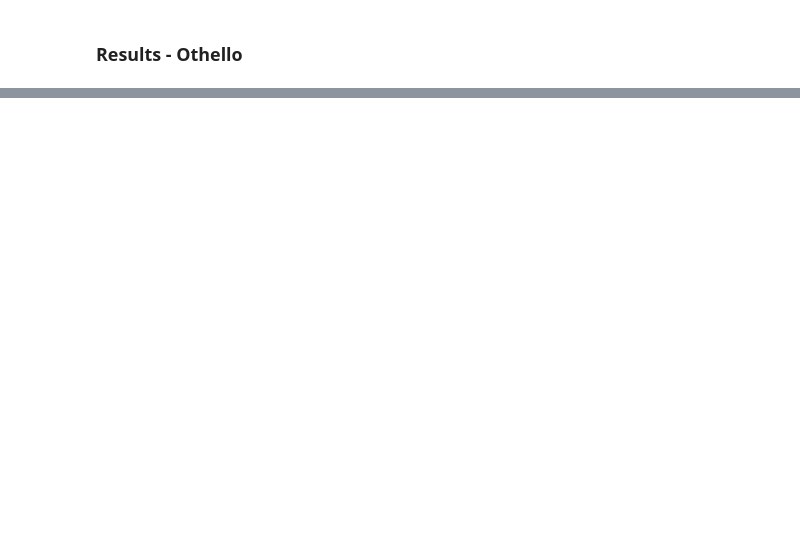
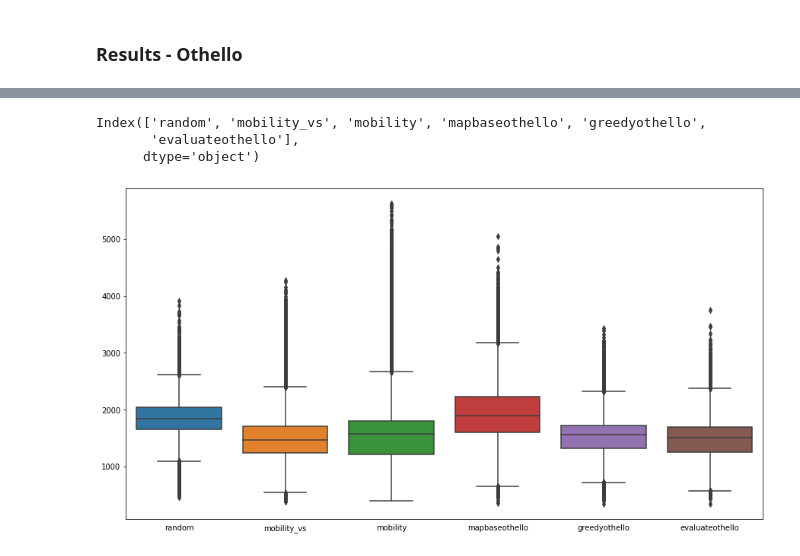
Before and after one commit to Walczi123/Enriching-the-Monte-Carlo-Tree-Search-Algorithm, a Jupyter notebook: results_processing/othello_results.ipynb, the cells around one changed output, grey strips where cells are left out. Cells and saved outputs as stored; diff of their text form; code cells hidden in the pictures; blank space fills up the shorter version.

```diff
--- a/results_processing/othello_results.ipynb
+++ b/results_processing/othello_results.ipynb
@@ -89,0 +339,4 @@ writer.save()
+# %%
+df_1vs2 =get_all_games_between_two_players(df, 'mctsstrategies10000(mobility_strategy_vs:mobility_strategy:mapbaseothello_strategy)', 'mctsstrategy10000(mobility_strategy_vs)')
+df_1vs3 =get_all_games_between_two_players(df, 'mctsstrategies10000(mobility_strategy_vs:mobility_strategy:mapbaseothello_strategy)', 'mctsstrategy10000(mapbaseothello_strategy)')
+df_2vs3 =get_all_games_between_two_players(df, 'mctsstrategy10000(mobility_strategy_vs)', 'mctsstrategy10000(mapbaseothello_strategy)')
@@ -89,0 +373,7 @@ writer.save()
+# %%
+df_tmp_here = df_2vs3
+df_player = create_data_agg_by_player_othello(df_tmp_here)
+agg_dict = {'is_winner': 'sum',
+            'game_type': 'count'}
+print('draws',len(df_tmp_here[df_tmp_here['winner']==0]))
+df_player.groupby(by=['player'], as_index=True).agg(agg_dict)
@@ -89,0 +397,4 @@ writer.save()
+# %%
+player_name='mctsstrategies10000(random_strategy:mobility_strategy_vs:mobility_strategy:mapbaseothello_strategy:greedyothello_strategy:evaluateothello_strategy)'
+df_switching_stats = get_switching_stats(df_player,player_name)
+df_switching_stats.describe()
@@ -89,0 +411,13 @@ writer.save()
+# %%
+df_switching_stats.columns
+# %% [output]
+Index(['random', 'mobility_vs', 'mobility', 'mapbaseothello', 'greedyothello',
+       'evaluateothello'],
+      dtype='object')
+# %%
+plt.figure(figsize=(15,8))
+box = sns.boxplot(data=df_switching_stats)
+box.set(xlabel=None)
+box.tick_params(bottom=False)
+# %% [output]
+[figure, added]
```
Also changed, not shown: parts of 38 cells of this notebook, 47 other files.
